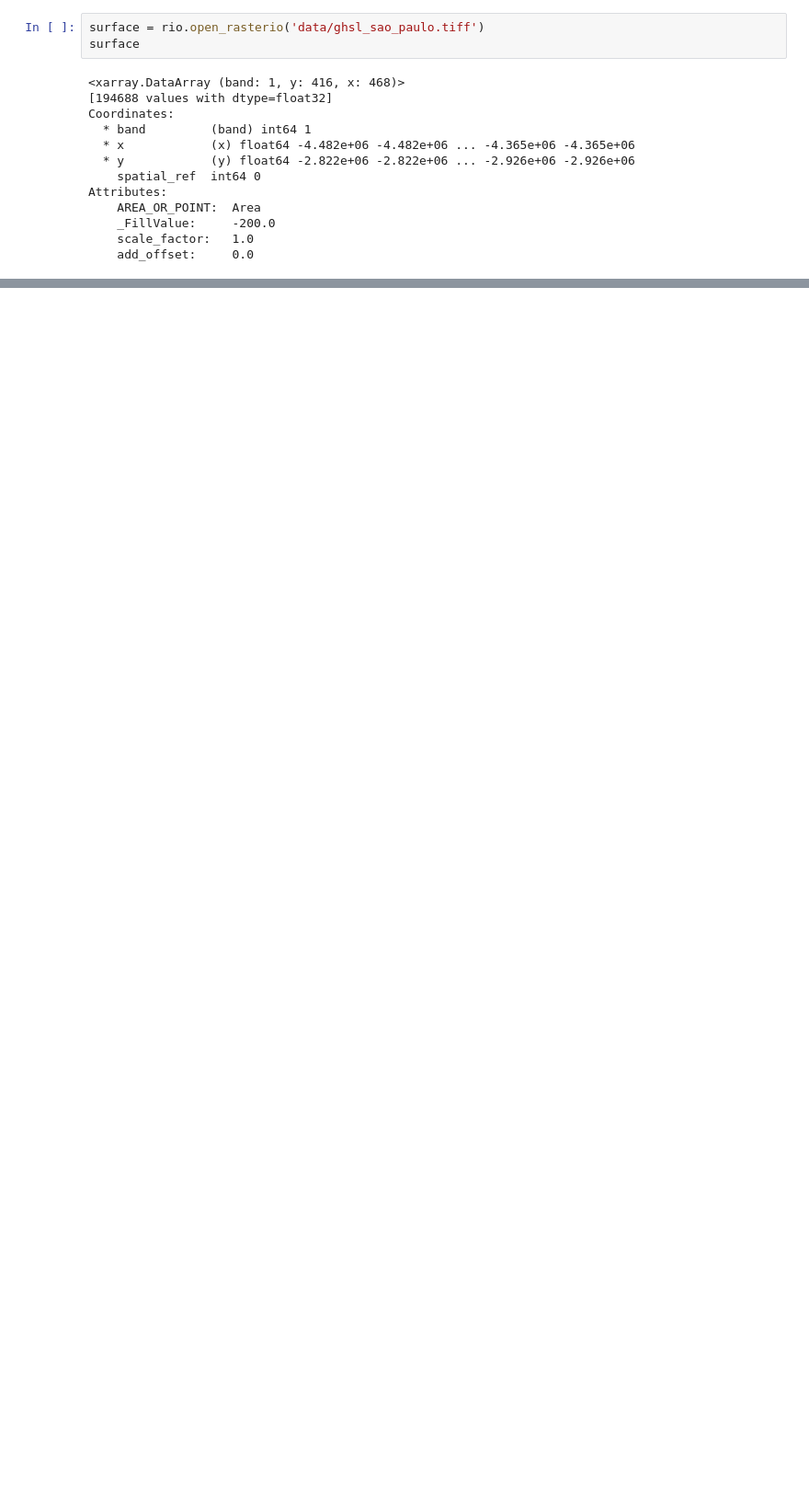
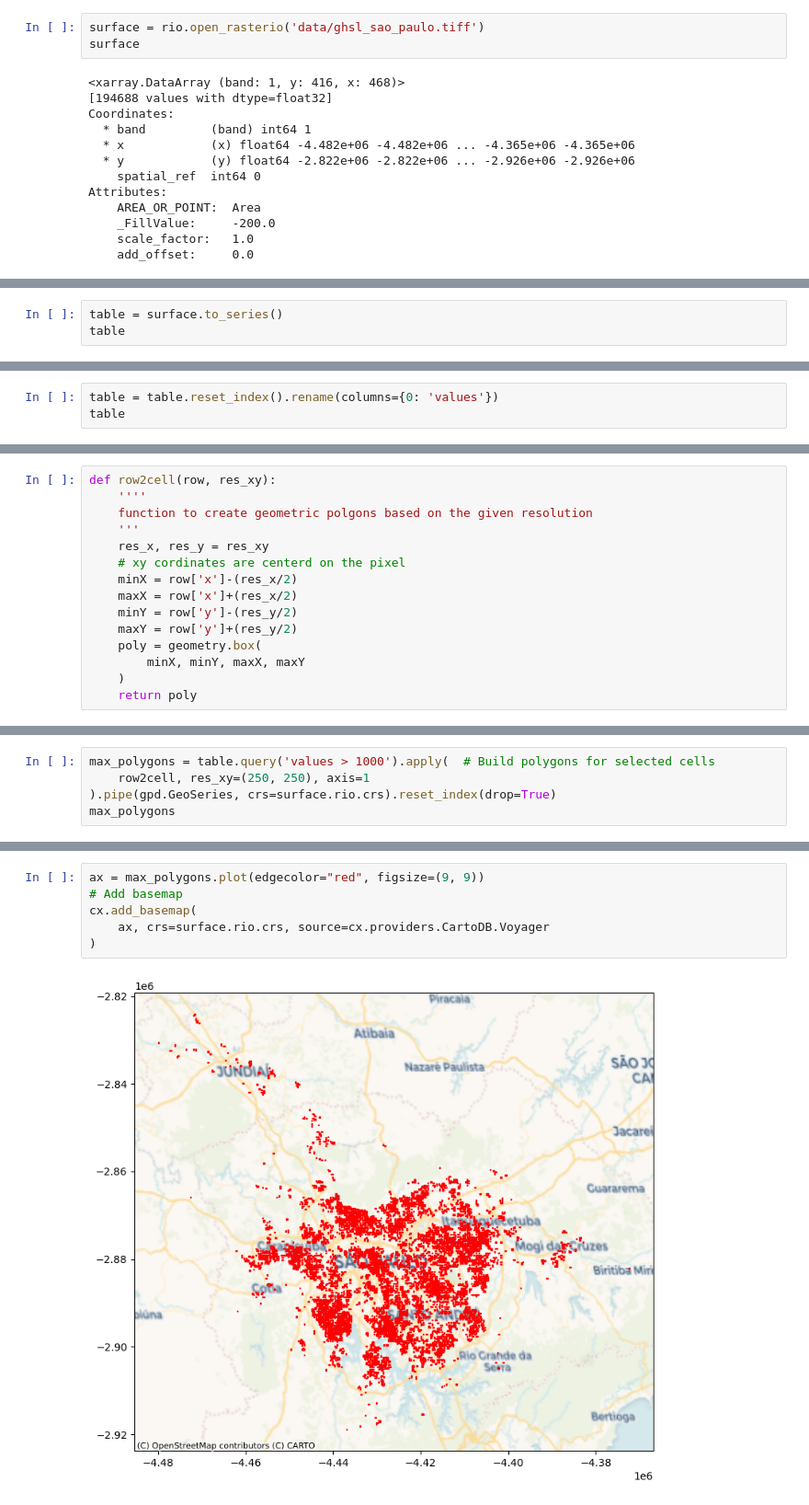
Before and after one commit to arunrajks/geospatial_analysis, a Jupyter notebook: surface_to_tables.ipynb, the cells around one changed output, grey strips where cells are left out. Shown at 92% size. Saved outputs shown, nothing was run; the diff lists cells and outputs as text; blank space fills up the shorter version.

Commit message:
update_surface_table_code

```diff
--- a/surface_to_tables.ipynb
+++ b/surface_to_tables.ipynb
@@ -23,0 +30,3 @@ Attributes:
+# %%
+table = surface.to_series()
+table
@@ -23,0 +47,3 @@ Attributes:
+# %%
+table = table.reset_index().rename(columns={0: 'values'})
+table
@@ -23,0 +78,15 @@ Attributes:
+# %%
+def row2cell(row, res_xy):
+    ''''
+    function to create geometric polgons based on the given resolution
+    '''
+    res_x, res_y = res_xy
+    # xy cordinates are centerd on the pixel
+    minX = row['x']-(res_x/2)
+    maxX = row['x']+(res_x/2)
+    minY = row['y']-(res_y/2)
+    maxY = row['y']+(res_y/2)
+    poly = geometry.box(
+        minX, minY, maxX, maxY
+    )
+    return poly
@@ -23,0 +105,5 @@ Attributes:
+# %%
+max_polygons = table.query('values > 1000').apply(  # Build polygons for selected cells
+    row2cell, res_xy=(250, 250), axis=1
+).pipe(gpd.GeoSeries, crs=surface.rio.crs).reset_index(drop=True)
+max_polygons
@@ -23,0 +123,8 @@ Attributes:
+# %%
+ax = max_polygons.plot(edgecolor="red", figsize=(9, 9))
+# Add basemap
+cx.add_basemap(
+    ax, crs=surface.rio.crs, source=cx.providers.CartoDB.Voyager
+)
+# %% [output]
+[figure, added]
```
Also changed, not shown: parts of 8 cells of this notebook.
